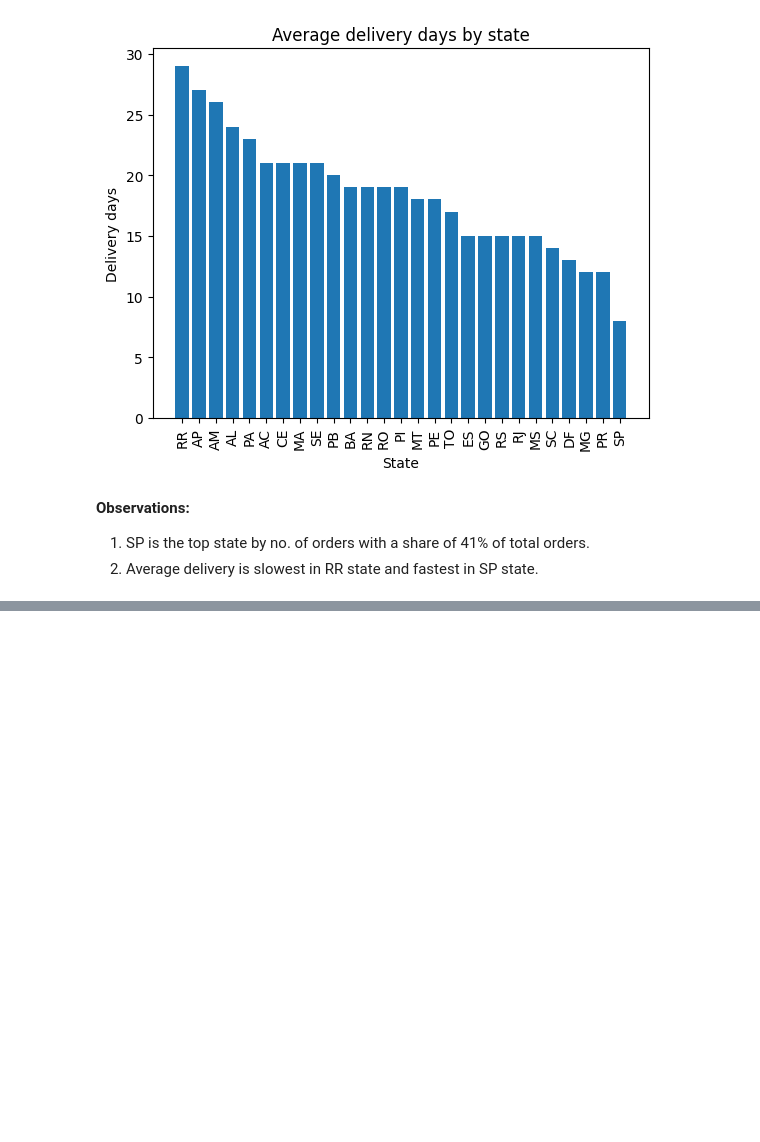
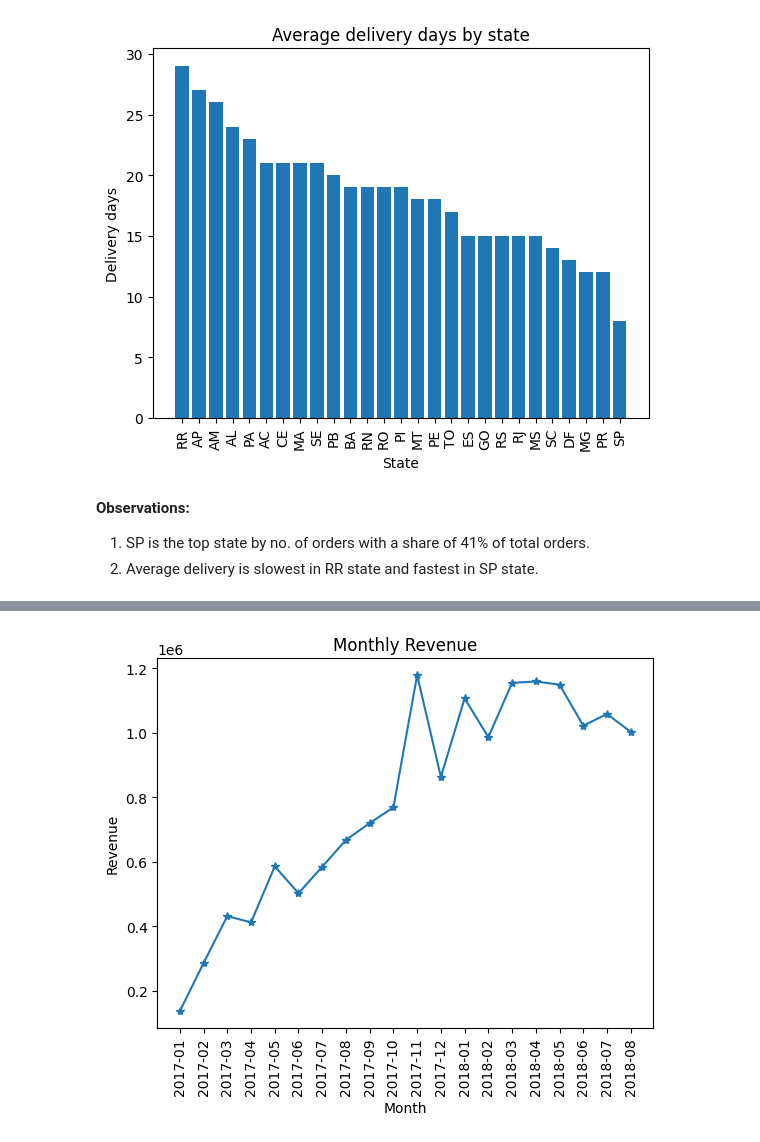
Before and after one commit to vishnu-kashyap-k/cart2insights, a Jupyter notebook: notebooks/06_eda.ipynb, the cells around one changed output, grey strips where cells are left out. Cells and saved outputs as stored; diff of their text form; code cells hidden in the pictures; blank space fills up the shorter version.

```diff
--- a/notebooks/06_eda.ipynb
+++ b/notebooks/06_eda.ipynb
@@ -477,0 +526,4 @@ plt.show()
+# %%
+# Calculating monthly revenue
+monthly_revenue=trend.groupby('month')['order_value'].sum().sort_index()
+monthly_revenue
@@ -477,0 +582,10 @@ plt.show()
+# %%
+# Plotting monthly revenue
+plt.plot(monthly_revenue.index.astype(str),monthly_revenue.values,marker='*')
+plt.xlabel('Month')
+plt.ylabel('Revenue')
+plt.title('Monthly Revenue')
+plt.xticks(rotation=90)
+plt.show()
+# %% [output]
+[figure, added]
```
Also changed, not shown: parts of 23 cells of this notebook.
